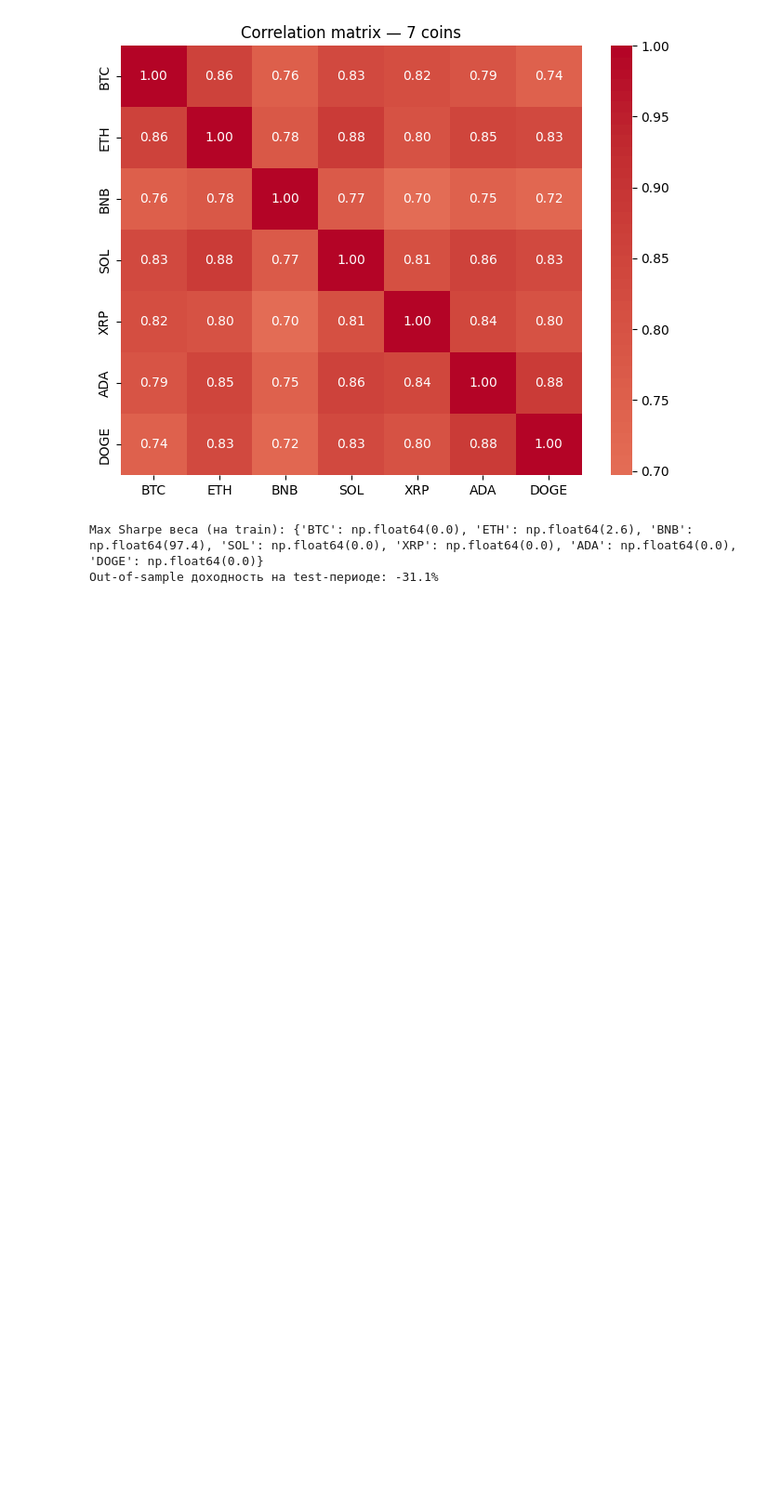
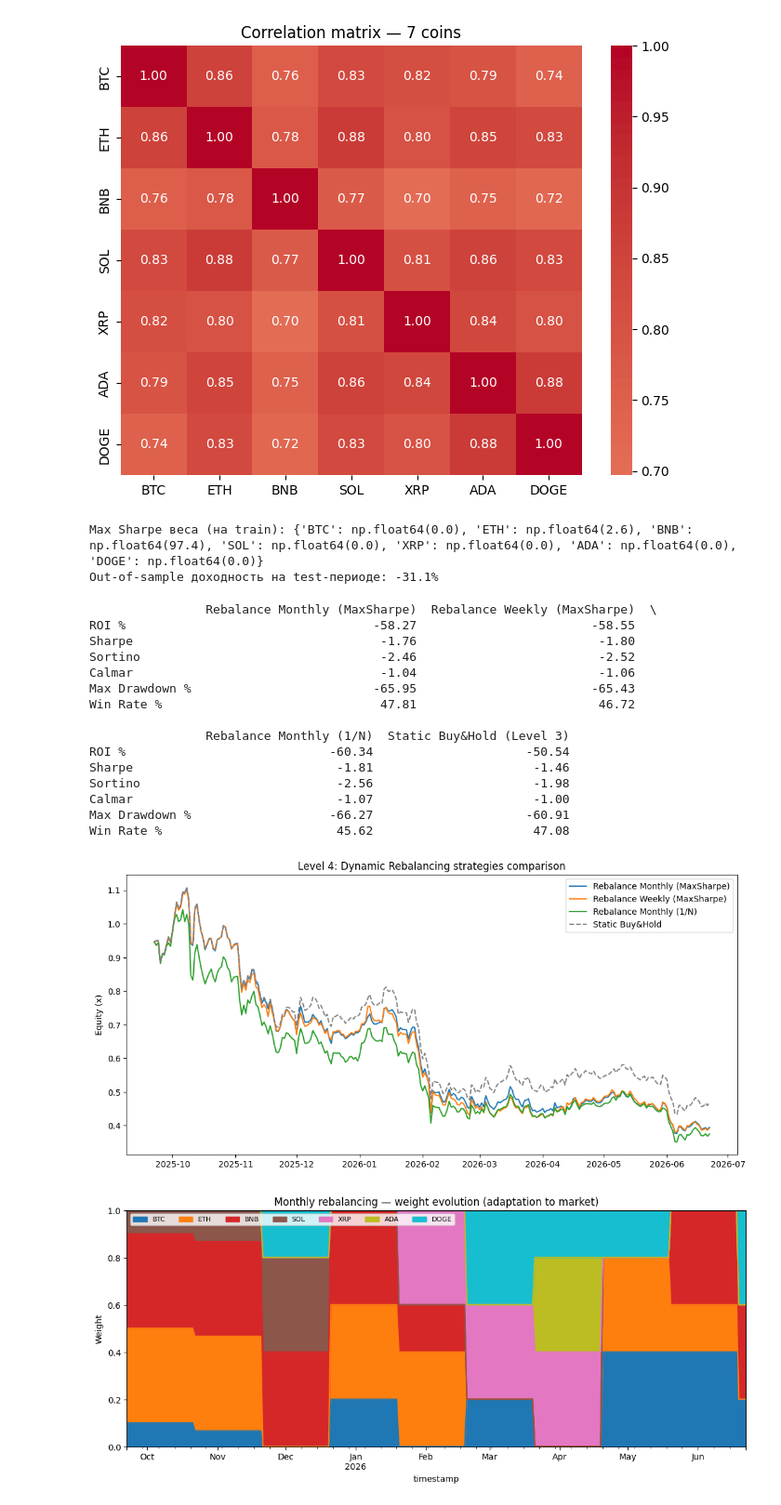
Before and after one commit to pda95/ai-crypto-hedge-fund, a Jupyter notebook: notebooks/hedge_fund.ipynb, the cells around one changed output. Shown at 93% size. Saved outputs shown, nothing was run; the diff lists cells and outputs as text; code cells hidden in the pictures; blank space fills up the shorter version.

```diff
--- a/notebooks/hedge_fund.ipynb
+++ b/notebooks/hedge_fund.ipynb
@@ -397,3 +397,65 @@ print(f"Out-of-sample доходность на test-периоде: {oos_total*
 # %% [output]
 Max Sharpe веса (на train): {'BTC': np.float64(0.0), 'ETH': np.float64(2.6), 'BNB': np.float64(97.4), 'SOL': np.float64(0.0), 'XRP': np.float64(0.0), 'ADA': np.float64(0.0), 'DOGE': np.float64(0.0)}
 Out-of-sample доходность на test-периоде: -31.1%
+# %%
+from src.data_loader import load_portfolio_data
+from src.portfolio import compute_returns
+from src.rebalance import backtest_rebalanced, buy_and_hold_weights
+from src.metrics import summary
+import pandas as pd
+import matplotlib.pyplot as plt
+
+prices = load_portfolio_data()
+returns = compute_returns(prices)
+
+# --- Три схемы ребалансировки + статический бенчмарк ---
+eq_monthly, r_monthly, w_monthly = backtest_rebalanced(returns, rebal_freq=30, strategy="max_sharpe")
+eq_weekly,  r_weekly,  w_weekly  = backtest_rebalanced(returns, rebal_freq=7,  strategy="max_sharpe")
+eq_equal,   r_equal,   _         = backtest_rebalanced(returns, rebal_freq=30, strategy="equal_weight")
+eq_hold,    r_hold              = buy_and_hold_weights(returns)
+
+# --- Сравнительная таблица ---
+results = pd.DataFrame({
+    "Rebalance Monthly (MaxSharpe)": summary(eq_monthly, r_monthly),
+    "Rebalance Weekly (MaxSharpe)":  summary(eq_weekly,  r_weekly),
+    "Rebalance Monthly (1/N)":       summary(eq_equal,   r_equal),
+    "Static Buy&Hold (Level 3)":     summary(eq_hold,    r_hold),
+})
+print(results)
+
+# --- Equity-кривые ---
+plt.figure(figsize=(13, 6))
+plt.plot(eq_monthly, label="Rebalance Monthly (MaxSharpe)")
+plt.plot(eq_weekly,  label="Rebalance Weekly (MaxSharpe)")
+plt.plot(eq_equal,   label="Rebalance Monthly (1/N)")
+plt.plot(eq_hold,    label="Static Buy&Hold", ls="--", color="gray")
+plt.title("Level 4: Dynamic Rebalancing strategies comparison")
+plt.ylabel("Equity (x)")
+plt.legend()
+plt.show()
+
+# --- Как менялись веса во времени (адаптация к рынку) ---
+w_monthly.plot.area(figsize=(13, 5), cmap="tab10")
+plt.title("Monthly rebalancing — weight evolution (adaptation to market)")
+plt.ylabel("Weight")
+plt.ylim(0, 1)
+plt.legend(loc="upper left", ncol=7, fontsize=8)
+plt.show()
+# %% [output]
+                Rebalance Monthly (MaxSharpe)  Rebalance Weekly (MaxSharpe)  \
+ROI %                                  -58.27                        -58.55
+Sharpe                                  -1.76                         -1.80
+Sortino                                 -2.46                         -2.52
+Calmar                                  -1.04                         -1.06
+Max Drawdown %                         -65.95                        -65.43
+Win Rate %                              47.81                         46.72
+
+                Rebalance Monthly (1/N)  Static Buy&Hold (Level 3)
+ROI %                            -60.34                     -50.54
+Sharpe                            -1.81                      -1.46
+Sortino                           -2.56                      -1.98
+Calmar                            -1.07                      -1.00
+Max Drawdown %                   -66.27                     -60.91
+Win Rate %                        45.62                      47.08
+[figure, added]
+[figure, added]
```
Also changed, not shown: parts of 2 cells of this notebook, 2 other files.
